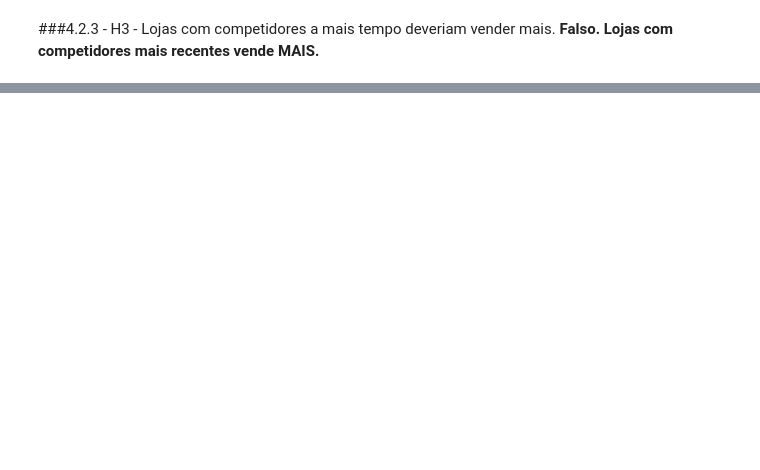
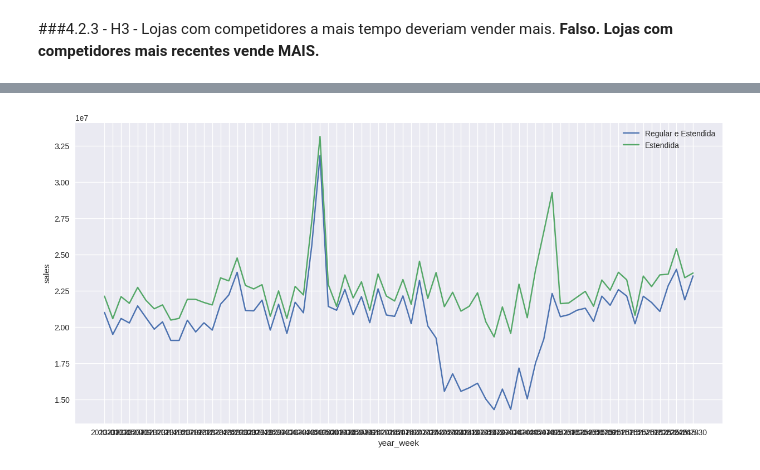
Before and after one commit to EDJR94/Data-Science-Em-Producao, a Jupyter notebook: notebooks/modulo04/m04_v01_stores_sales_prediction.ipynb, the cells around one changed output, grey strips where cells are left out. Saved outputs shown, nothing was run; the diff lists cells and outputs as text; code cells hidden in the pictures; blank space fills up the shorter version.

```diff
--- a/notebooks/modulo04/m04_v01_stores_sales_prediction.ipynb
+++ b/notebooks/modulo04/m04_v01_stores_sales_prediction.ipynb
@@ -568,0 +636,13 @@ fig.show()
+# %%
+df4_regular_extendida = df4.loc[(df4['promo'] == 1) & (df4['promo2'] == 1),['sales','year_week']].groupby('year_week').sum().reset_index()
+df4_apenas_extendida = df4.loc[(df4['promo'] == 1) & (df4['promo2'] == 0),['sales','year_week']].groupby('year_week').sum().reset_index()
+
+plt.figure(figsize=(15,7))
+
+sns.lineplot(x='year_week',y='sales',data=df4_regular_extendida, label='Regular e Estendida')
+
+sns.lineplot(x='year_week',y='sales',data=df4_apenas_extendida, label='Estendida')
+
+fig.show()
+# %% [output]
+[figure, added]
```
Also changed, not shown: parts of 29 cells of this notebook.
